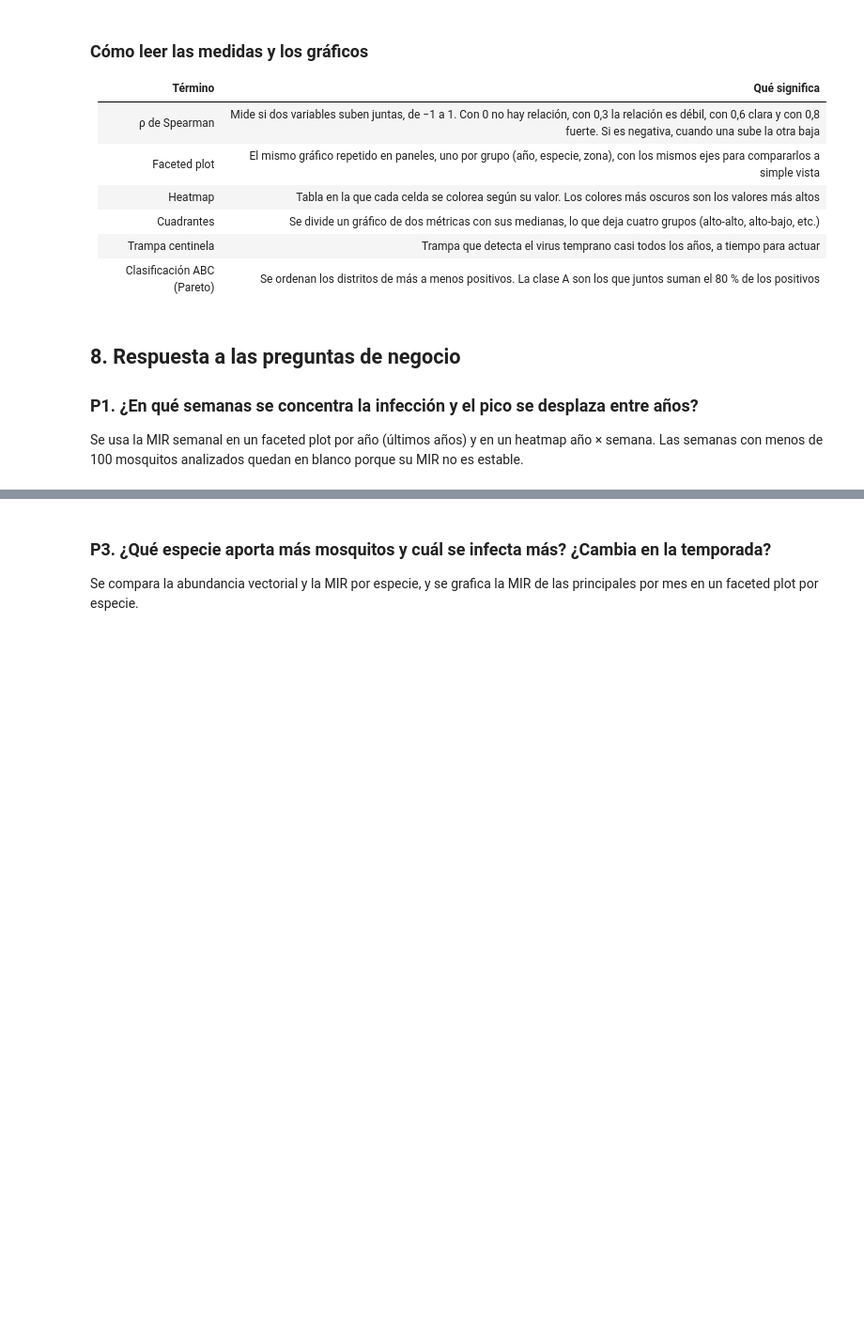
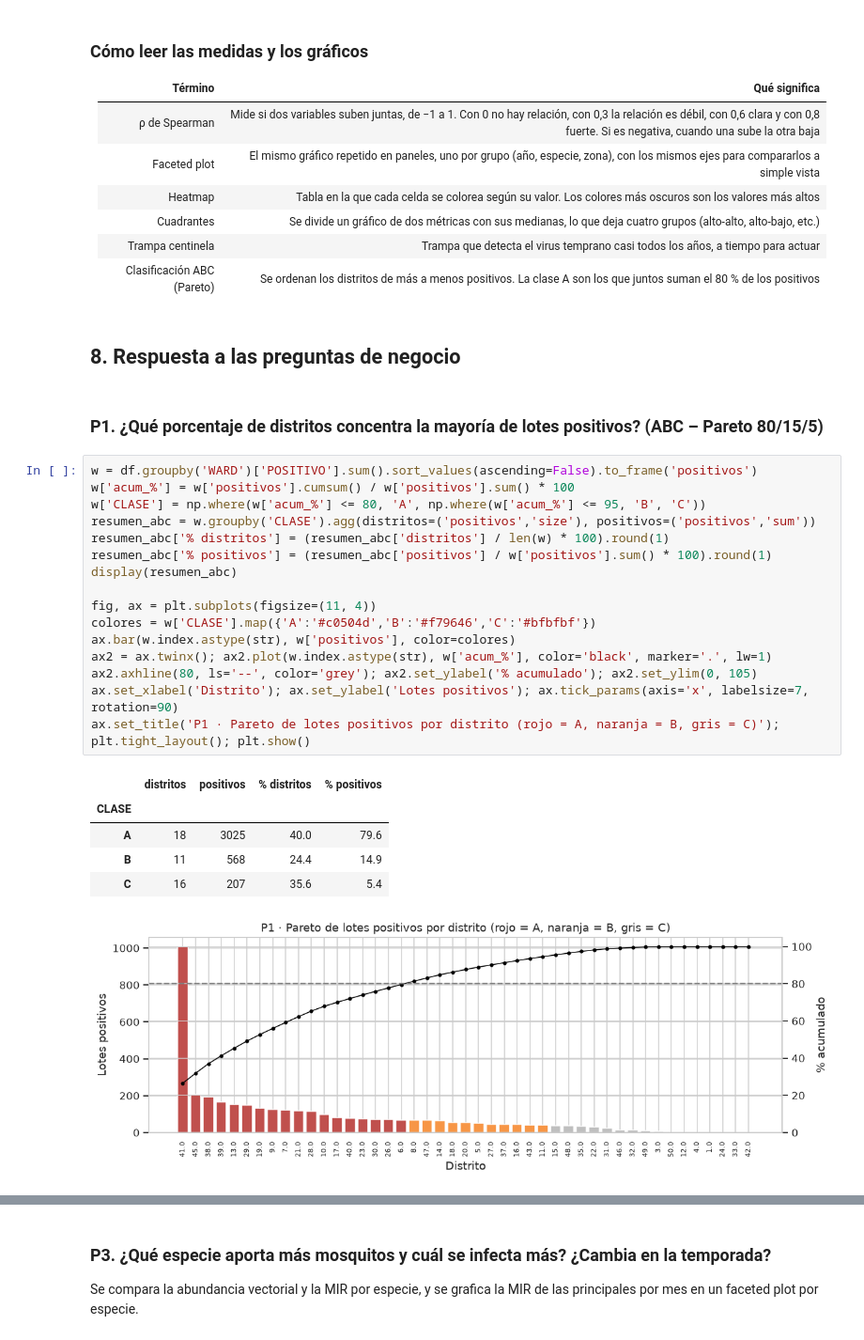
Before and after one commit to salva1984/icd, a Jupyter notebook: proyecto_wnv.ipynb, the cells around one changed output, grey strips where cells are left out. Shown at 94% size. Cells and saved outputs as stored; diff of their text form; blank space fills up the shorter version.

```diff
--- a/proyecto_wnv.ipynb
+++ b/proyecto_wnv.ipynb
@@ -630,6 +632,28 @@ plt.tight_layout(); plt.show()
 | Clasificación ABC (Pareto) | Se ordenan los distritos de más a menos positivos. La clase A son los que juntos suman el 80 % de los positivos |
 # %% [markdown]
 ## 8. Respuesta a las preguntas de negocio
-
-### P1. ¿En qué semanas se concentra la infección y el pico se desplaza entre años?
-Se usa la MIR semanal en un faceted plot por año (últimos años) y en un heatmap año × semana. Las semanas con menos de 100 mosquitos analizados quedan en blanco porque su MIR no es estable.
+# %% [markdown]
+### P1. ¿Qué porcentaje de distritos concentra la mayoría de lotes positivos? (ABC – Pareto 80/15/5)
+# %%
+w = df.groupby('WARD')['POSITIVO'].sum().sort_values(ascending=False).to_frame('positivos')
+w['acum_%'] = w['positivos'].cumsum() / w['positivos'].sum() * 100
+w['CLASE'] = np.where(w['acum_%'] <= 80, 'A', np.where(w['acum_%'] <= 95, 'B', 'C'))
+resumen_abc = w.groupby('CLASE').agg(distritos=('positivos','size'), positivos=('positivos','sum'))
+resumen_abc['% distritos'] = (resumen_abc['distritos'] / len(w) * 100).round(1)
+resumen_abc['% positivos'] = (resumen_abc['positivos'] / w['positivos'].sum() * 100).round(1)
+display(resumen_abc)
+
+fig, ax = plt.subplots(figsize=(11, 4))
+colores = w['CLASE'].map({'A':'#c0504d','B':'#f79646','C':'#bfbfbf'})
+ax.bar(w.index.astype(str), w['positivos'], color=colores)
+ax2 = ax.twinx(); ax2.plot(w.index.astype(str), w['acum_%'], color='black', marker='.', lw=1)
+ax2.axhline(80, ls='--', color='grey'); ax2.set_ylabel('% acumulado'); ax2.set_ylim(0, 105)
+ax.set_xlabel('Distrito'); ax.set_ylabel('Lotes positivos'); ax.tick_params(axis='x', labelsize=7, rotation=90)
+ax.set_title('P1 · Pareto de lotes positivos por distrito (rojo = A, naranja = B, gris = C)'); plt.tight_layout(); plt.show()
+# %% [output]
+|  | distritos | positivos | % distritos | % positivos |
+| CLASE |  |  |  |  |
+| A | 18 | 3025 | 40.0 | 79.6 |
+| B | 11 | 568 | 24.4 | 14.9 |
+| C | 16 | 207 | 35.6 | 5.4 |
+[figure]
```
Also changed, not shown: parts of 30 cells of this notebook, 1 other file.
